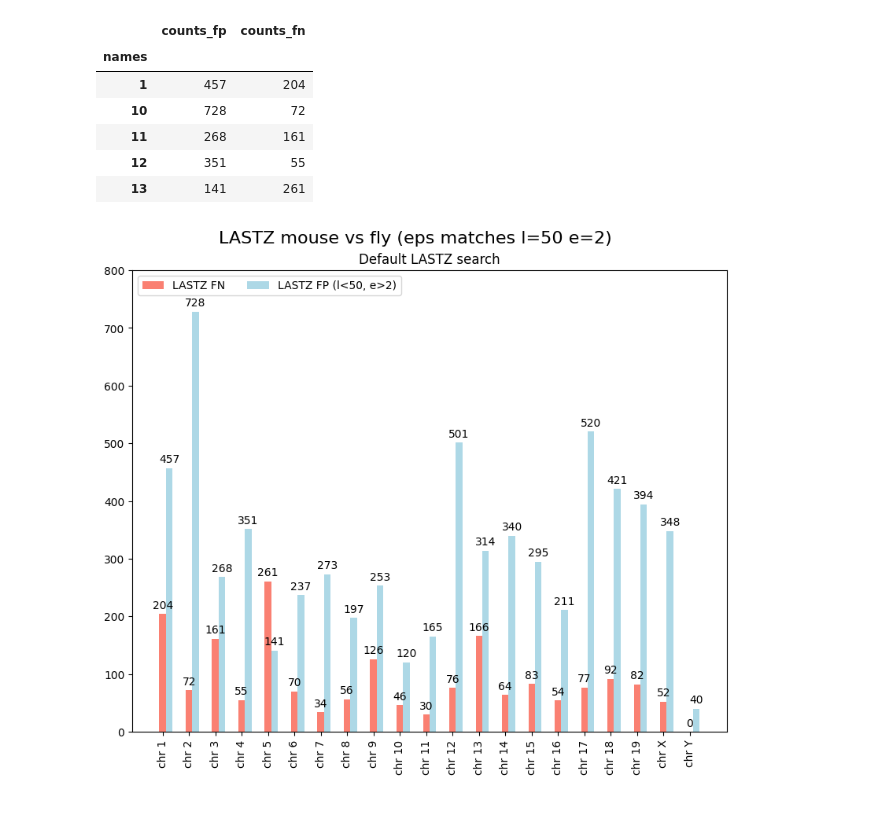
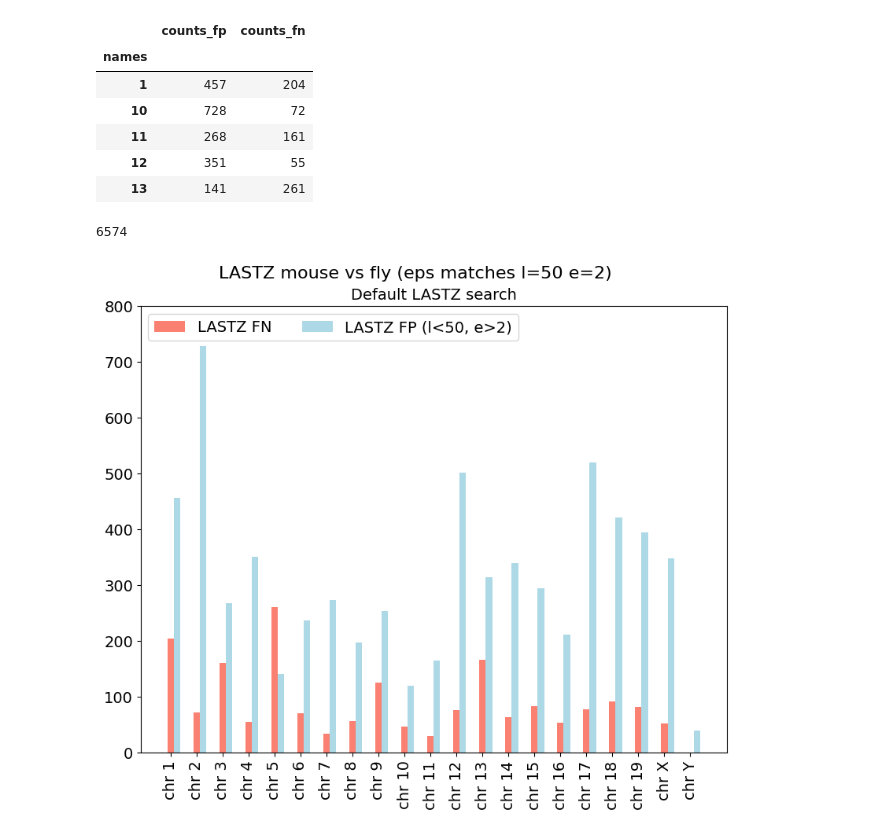
Before and after one commit to eaasna/test-DREAM-stellar, a Jupyter notebook: work-python/missed-matches/What is missed.ipynb, the cells around one changed output. Cells and saved outputs as stored; diff of their text form; code cells hidden in the pictures.

```diff
--- a/work-python/missed-matches/What is missed.ipynb
+++ b/work-python/missed-matches/What is missed.ipynb
@@ -187,13 +207,13 @@ def set_ax_plot(ax, df, typename):
     counts = df["counts_fn"].values
     offset = width * multiplier
     rects = ax.bar(x + offset, counts, width, label="BLAST FN", color = "salmon")
-    ax.bar_label(rects, padding=3)
+    #ax.bar_label(rects, padding=3)
     multiplier += 1
 
     counts = df["counts_fp"].values
     offset = width * multiplier
     rects = ax.bar(x + offset, counts, width, label="BLAST FP (l<50, e>2)", color = "lightblue")
-    ax.bar_label(rects, padding=3)
+    #ax.bar_label(rects, padding=3)
     multiplier += 1
 
     # Add some text for labels, title and custom x-axis tick labels, etc.
@@ -222,7 +242,7 @@ plt.show()
 # %% [markdown]
 # LAST
 # %%
-in_dir="m100_last_vs_stellar_l50_e2"
+in_dir="m10_last_vs_stellar_l50_e2"
 df = get_count_df(in_dir)
 df.head()
 # %% [output]
@@ -247,13 +275,13 @@ def set_ax_plot(ax, df, typename):
     counts = df["counts_fn"].values
     offset = width * multiplier
     rects = ax.bar(x + offset, counts, width, label="LAST FN", color = "salmon")
-    ax.bar_label(rects, padding=3)
+    #ax.bar_label(rects, padding=3)
     multiplier += 1
 
     counts = df["counts_fp"].values
     offset = width * multiplier
     rects = ax.bar(x + offset, counts, width, label="LAST FP (l<50, e>2)", color = "lightblue")
-    ax.bar_label(rects, padding=3)
+    #ax.bar_label(rects, padding=3)
     multiplier += 1
 
     # Add some text for labels, title and custom x-axis tick labels, etc.
@@ -283,7 +311,8 @@ plt.show()
 # LASTZ
 # %%
 in_dir="lastz_vs_stellar_l50_e2"
-get_count_df(in_dir).head()
+df = get_count_df(in_dir)
+df.head()
 # %% [output]
 |  | counts_fp | counts_fn |
 | names |  |  |
@@ -292,6 +321,10 @@ get_count_df(in_dir).head()
 | 11 | 268 | 161 |
 | 12 | 351 | 55 |
 | 13 | 141 | 261 |
+# %%
+np.sum(df["counts_fp"])
+# %% [output]
+6574
 # %%
 chromosomes = [str(x) for x in range(1, 20)]
 chromosomes.append("X")
@@ -304,33 +337,33 @@ def set_ax_plot(ax, df, typename):
     multiplier = 1
 
     counts = df["counts_fn"].values
     offset = width * multiplier
     rects = ax.bar(x + offset, counts, width, label="LASTZ FN", color = "salmon")
-    ax.bar_label(rects, padding=3)
+    #ax.bar_label(rects, padding=3)
     multiplier += 1
 
     counts = df["counts_fp"].values
     offset = width * multiplier
     rects = ax.bar(x + offset, counts, width, label="LASTZ FP (l<50, e>2)", color = "lightblue")
-    ax.bar_label(rects, padding=3)
+    #ax.bar_label(rects, padding=3)
     multiplier += 1
 
     # Add some text for labels, title and custom x-axis tick labels, etc.
     ax.set_title(typename + ' LASTZ search')
     ax.set_xticks(x + width, ["chr " + str(x) for x in chromosomes], rotation = 90)
     ax.legend(loc='upper left', ncols=3)
     ax.set_ylim(0, 800)
 
 fig, ax = plt.subplots(1, layout='constrained')
 fig.set_figheight(7)
 fig.set_figwidth(8)
 fig.suptitle('LASTZ mouse vs fly (eps matches l=50 e=2)', fontsize=16)
 
 in_dir="lastz_vs_stellar_l50_e2"
 df = get_count_df(in_dir)
 set_ax_plot(ax, df, "Default")
 
 plt.savefig('lastz_search.png', dpi = 250)
 plt.show()
 # %% [output]
-[figure, old version]
+[figure, new version]
```
Also changed, not shown: parts of 10 cells of this notebook, 1 other file.
